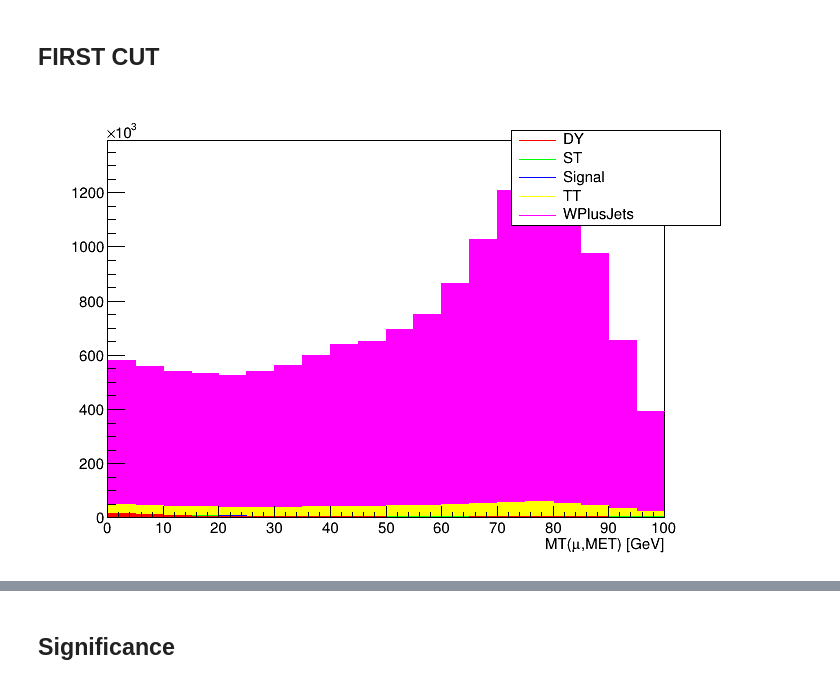
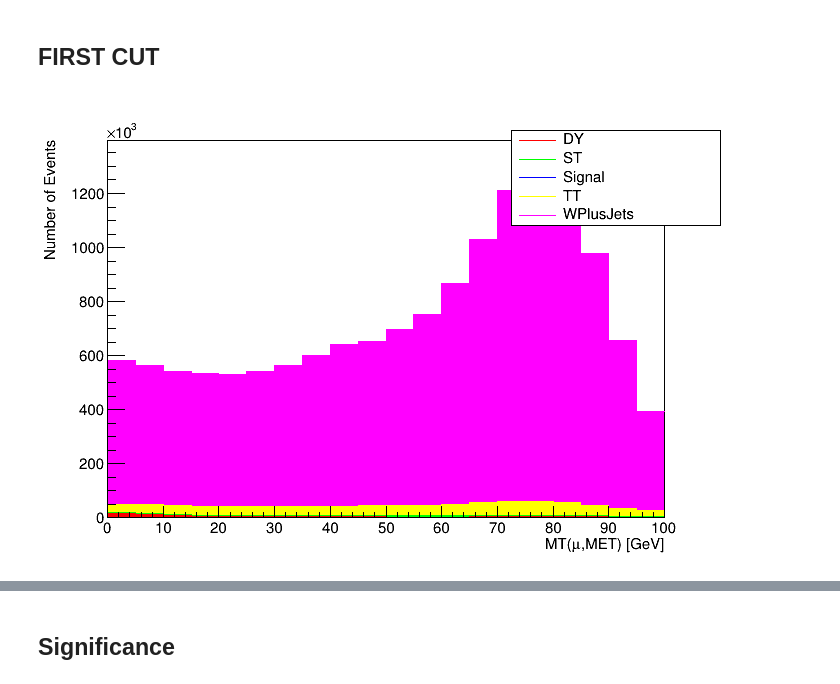
Before and after one commit to casfisica/VLF_Montecarlo_Ana, a Jupyter notebook: scripts/CutFlow_Development.ipynb, the cells around one changed output, grey strips where cells are left out. Cells and saved outputs as stored; diff of their text form; code cells hidden in the pictures.

```diff
--- a/scripts/CutFlow_Development.ipynb
+++ b/scripts/CutFlow_Development.ipynb
@@ -121,13 +162,13 @@ auto Plotter1_hplots = Plotter1->GetPlots();
 # %%
 /*Plotting the HStack*/
 Plotter1_hplots[Var1.first].first->Draw("Histo"); //HStack object
 Plotter1_hplots[Var1.first].first->GetXaxis()->SetTitle(Var1.second.c_str());
-Plotter1_hplots[Var1.first].first->GetYaxis()->SetTitle("");
+Plotter1_hplots[Var1.first].first->GetYaxis()->SetTitle("Number of Events");
 Plotter1_hplots[Var1.first].first->SetTitle("");
 Plotter1_hplots[Var1.first].second->Draw(); //Legend object
 c.Draw();
 # %% [output]
-[figure, old version]
+[figure, new version]
 # %%
 /*Saving the plot*/
 PlotName = NameMaker(Var1.first);
```
Also changed, not shown: parts of 13 cells of this notebook, 4 other files.
